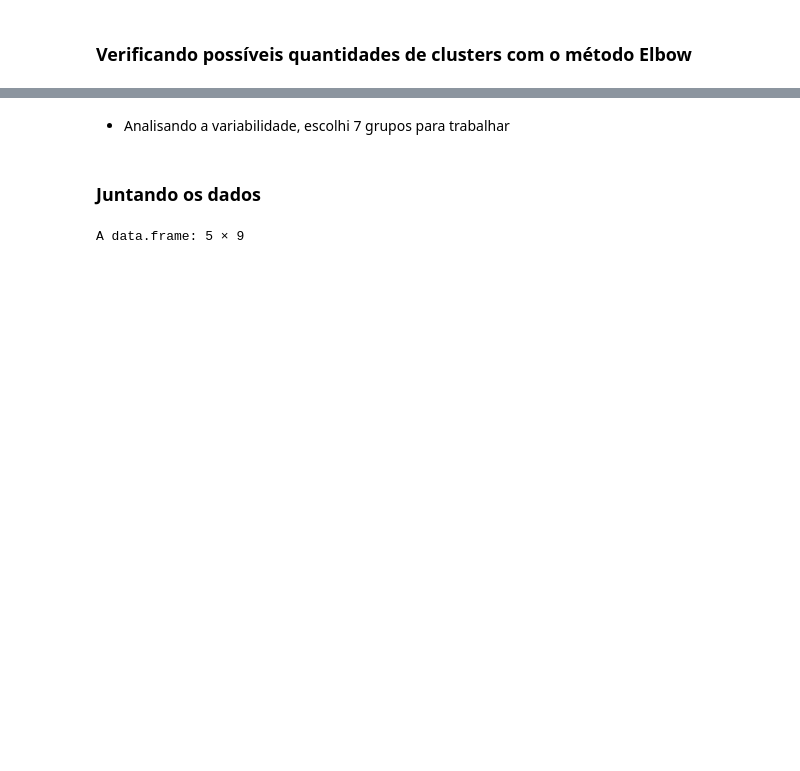
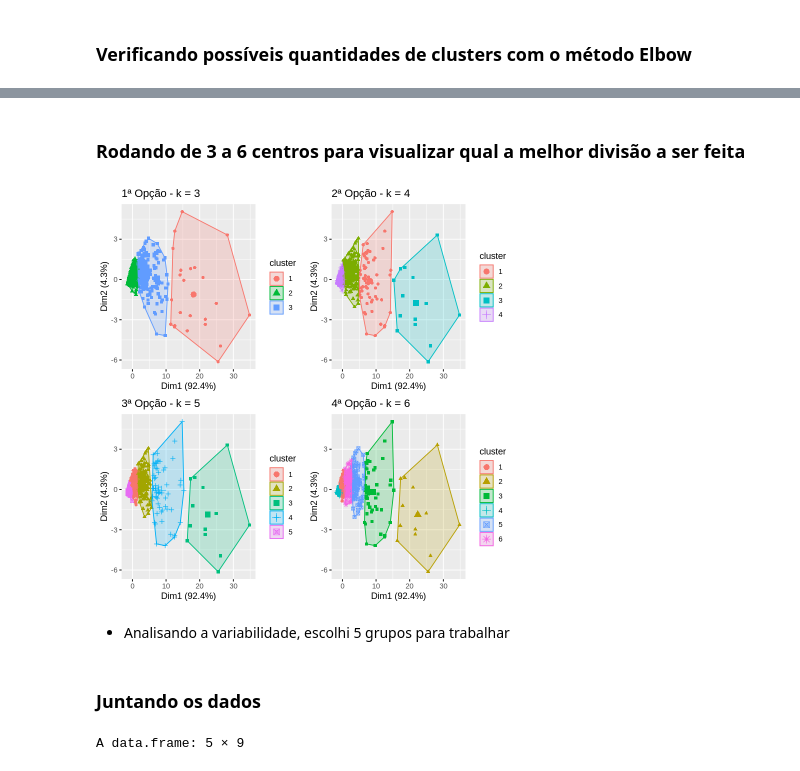
Before and after one commit to FelipeGBarreto/Projects, a Jupyter notebook: Clusters_Acidentes_BR.ipynb, the cells around one changed output, grey strips where cells are left out. Cells and saved outputs as stored; diff of their text form; code cells hidden in the pictures; blank space fills up the shorter version.

```diff
--- a/Clusters_Acidentes_BR.ipynb
+++ b/Clusters_Acidentes_BR.ipynb
@@ -88,3 +69,24 @@ grid.arrange(
+# %% [markdown]
+### Rodando de 3 a 6 centros para visualizar qual a melhor divisão a ser feita
+# %%
+# Criando duas listas para armazenar as opções de clusters e de plots deles
+opc_cluster <- list()
+graph <- list()
+
+for(i in 1:6){
+  opc_cluster[[i]] <- kmeans(acidentes_sum_pad, centers = i + 2)
+  graph[[i]] <- fviz_cluster(opc_cluster[[i]], geom = "point", data = acidentes_sum_pad) + ggtitle(paste(i, "ª Opção - k = ",i+2, sep=""))
+}
+
+# Plotando as possibilidades predefinidas
+grid.arrange(graph[[1]], graph[[2]], graph[[3]], graph[[4]], nrow = 2)
+
+# Outra forma mais manual para fazer
+# municip.k4 <- kmeans(acidentes_sum_pad, centers = 4) # Já não tem na, mas se tivesse eu poderia utilizar na.omit(dataset)
+# G1 <- fviz_cluster(municip.k4, geom = "point", data = acidentes_sum_pad) + ggtitle("k = 4")
+# grid.arrange(G1, G2, G3, G4, nrow = 2)
+# %% [output]
+[figure, added]
 # %% [markdown]
-- Analisando a variabilidade, escolhi 7 grupos para trabalhar
+- Analisando a variabilidade, escolhi 5 grupos para trabalhar
 # %%
```
Also changed, not shown: parts of 13 cells of this notebook.
